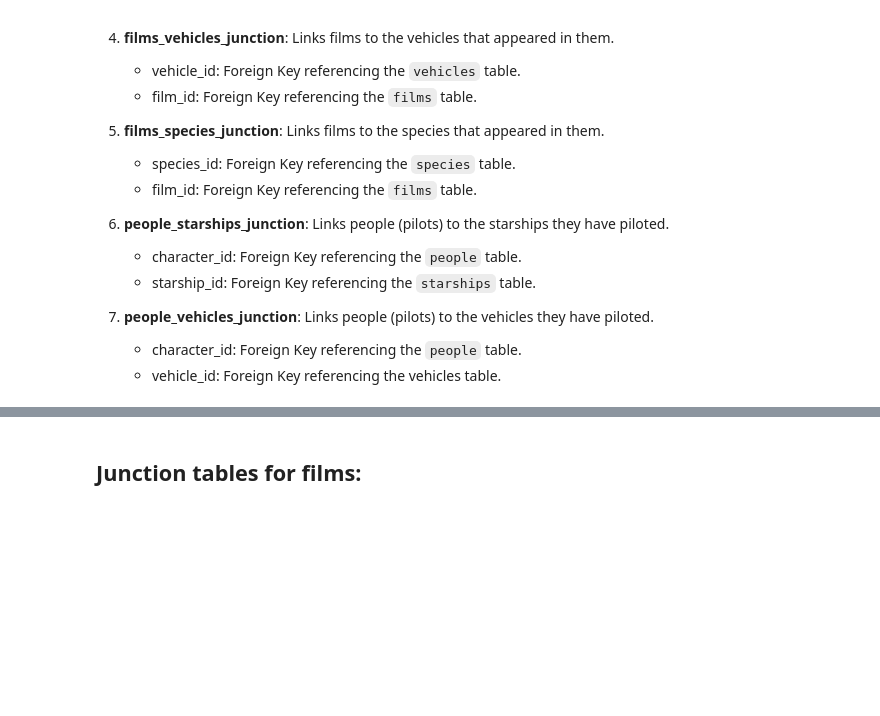
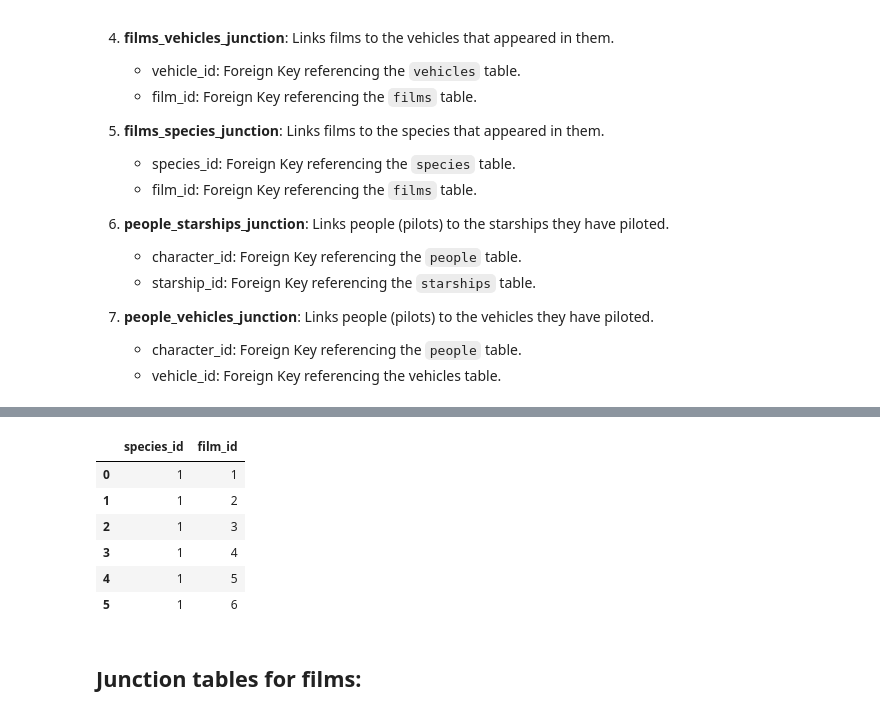
Before and after one commit to chusk2/starwars-api-sql, a Jupyter notebook: swapi scrap.ipynb, the cells around one changed output, grey strips where cells are left out. Drawn from its saved outputs; the diff is of its cells as text; code cells hidden in the pictures; blank space fills up the shorter version.

```diff
--- a/swapi scrap.ipynb
+++ b/swapi scrap.ipynb
@@ -506 +516,14 @@ junction_tables_dict = {i:None for i in junction_tables}
+# %%
+junction_tables = [
+    'people_vehicles_junction',
+    'people_starships_junction',
+
+    'films_people_junction',
+    'films_planets_junction',
+    'films_starships_junction',
+    'films_vehicles_junction',
+    'films_species_junction'
+    ]
+
+junction_tables_dict = {i:None for i in junction_tables}
 # %% [markdown]
@@ -518,0 +545,10 @@ junction_tables_dict['films_starships_junction'] = data.explode('starship_id').d
+# %%
+junction_tables_dict['films_species_junction'].drop(['planet_id', 'vehicle_id', 'starship_id'], axis = 1)
+# %% [output]
+|  | species_id | film_id |
+| 0 | 1 | 1 |
+| 1 | 1 | 2 |
+| 2 | 1 | 3 |
+| 3 | 1 | 4 |
+| 4 | 1 | 5 |
+| 5 | 1 | 6 |
```
Also changed, not shown: parts of 20 cells of this notebook.
